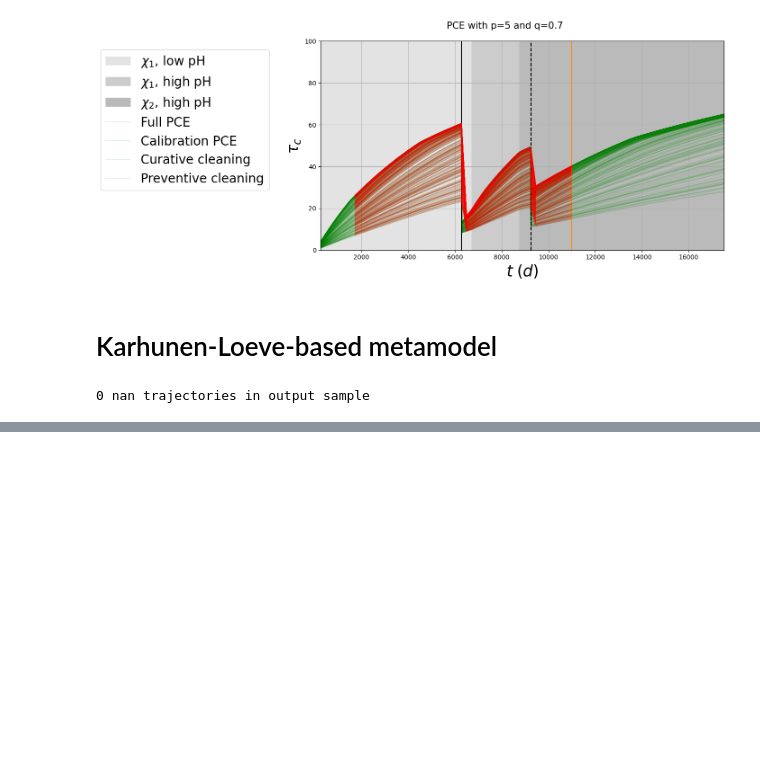
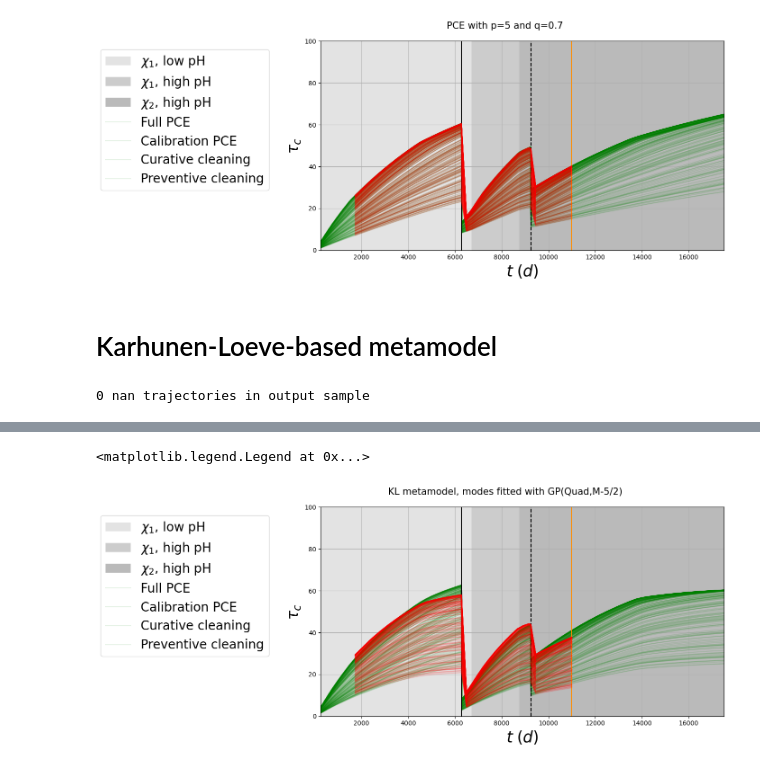
Before and after one commit to EdgarJaber/bayes-calibration-for-prognostics, a Jupyter notebook: metamodels_build.ipynb, the cells around one changed output, grey strips where cells are left out. Saved outputs shown, nothing was run; the diff lists cells and outputs as text; code cells hidden in the pictures; blank space fills up the shorter version.

```diff
--- a/metamodels_build.ipynb
+++ b/metamodels_build.ipynb
@@ -255,0 +256,16 @@ ValueError: shapes (98,250) and (1,98) not aligned: 250 (dim 1) != 1 (dim 0)
+# %%
+test_traj_calibration = KL_calibration.predict(X_test)
+test_traj_full = KL_full.predict(X_test)
+# %%
+fig, axs = plot_tpd(input_dic, np.asarray(test_traj_full), SIMULATION_TIME, 'PCE metamodel')
+
+for i in range(250):
+    plt.plot(data[:,0], test_traj_calibration[i], color='red', alpha=0.1)
+    if i == 0:
+        plt.plot(data[:,0], test_traj_calibration[i], color='red', alpha=0.1, label='Calibration PCE')
+fig.suptitle(f'KL metamodel, modes fitted with GP({TREND},{COV})', fontsize=15)
+#legend = [r'$\chi_1$, low pH', r'$\chi_1$, high pH', r'$\chi_2$, high pH', 'Full PCE', 'Calibration PCE', 'Curative cleaning', 'Preventive cleaning']
+fig.legend(legend, bbox_to_anchor=(-0.01,0.9), fontsize=20)
+# %% [output]
+<matplotlib.legend.Legend at 0x...>
+[figure, added]
```
Also changed, not shown: parts of 24 cells of this notebook, 5 other files.
